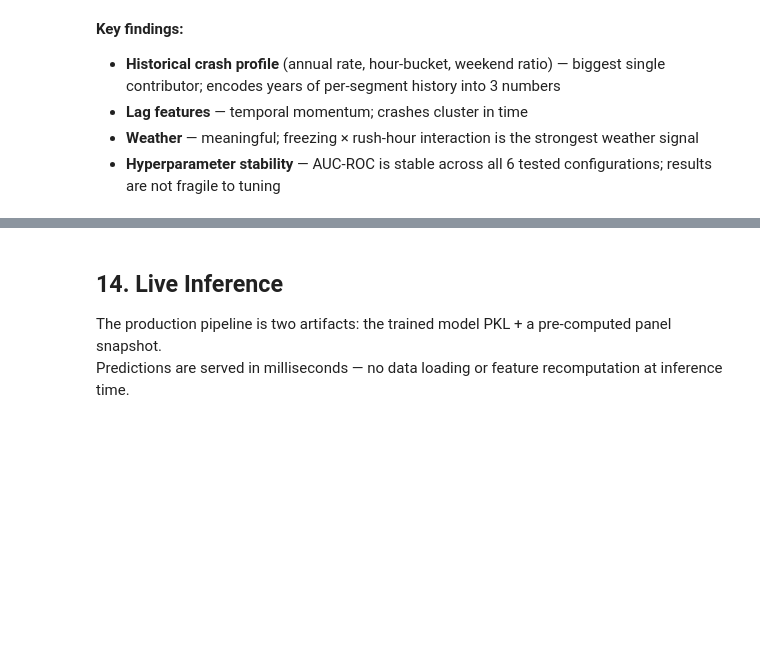
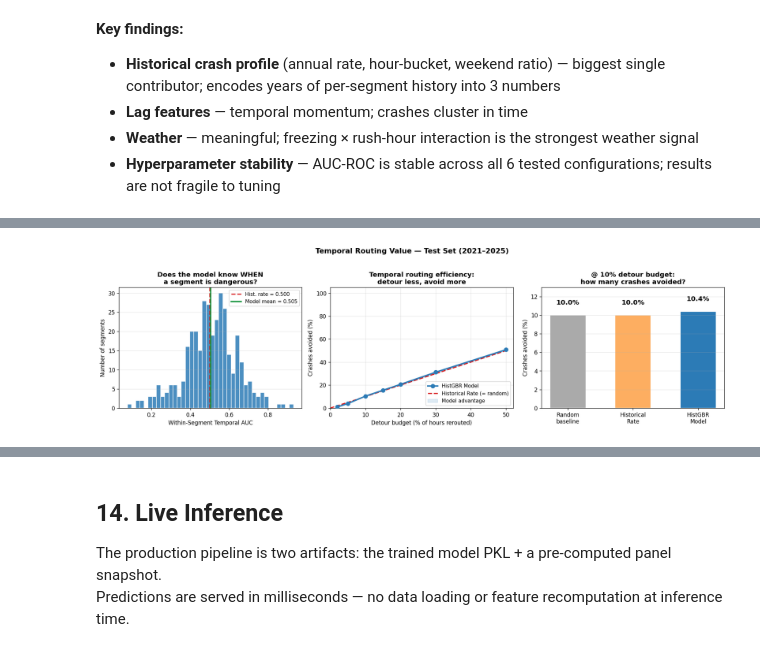
Before and after one commit to achchala/risk-map-model, a Jupyter notebook: src/models/hurdle_model/model_walkthrough.ipynb, the cells around one changed output, grey strips where cells are left out. Cells and saved outputs as stored; diff of their text form; code cells hidden in the pictures; blank space fills up the shorter version.

```diff
--- a/src/models/hurdle_model/model_walkthrough.ipynb
+++ b/src/models/hurdle_model/model_walkthrough.ipynb
@@ -680,11 +742,60 @@ display(Image("outputs/validation/validation_plots/routing_simulation_boxplot.pn
 # %%
-routing = pd.DataFrame({
-    'Strategy':              ['Naive (random)', 'Historical Rate', 'HistGBR Model'],
-    'Mean crashes avoided':  [1.27, 8.41, 8.30],
-    'vs Naive':              ['baseline', '+563.2%', '+554.3%'],
-})
-print(routing.to_string(index=False))
-print()
-print("Both model and historical rate dramatically outperform random (+554%)")
-print("They are comparable on per-segment aggregation — both learned segment-level risk well.")
+fig, axes = plt.subplots(1, 3, figsize=(16, 4.5))
+
+# --- Panel 1: Within-segment temporal AUC distribution ---
+ax = axes[0]
+ax.hist(temporal_aucs, bins=40, color='#2c7bb6', edgecolor='white', alpha=0.85)
+ax.axvline(0.5, color='#d7191c', ls='--', lw=2, label='Hist. rate = 0.500')
+ax.axvline(temporal_aucs.mean(), color='#1a9641', ls='-', lw=2.5,
+           label=f'Model mean = {temporal_aucs.mean():.3f}')
+ax.set_xlabel('Within-Segment Temporal AUC')
+ax.set_ylabel('Number of segments')
+ax.set_title('Does the model know WHEN\na segment is dangerous?', fontweight='bold')
+ax.legend(fontsize=9)
+ax.grid(axis='y', alpha=0.3)
+
+# --- Panel 2: Detour efficiency curve ---
+ax2 = axes[1]
+blist = sorted(mean_recalls.keys())
+model_curve = [mean_recalls[b] * 100 for b in blist]
+random_curve = [b * 100 for b in blist]
+ax2.plot([b * 100 for b in blist], model_curve,
+         'o-', color='#2c7bb6', lw=2.5, markersize=7, label='HistGBR Model', zorder=3)
+ax2.plot([0, 50], [0, 50], '--', color='#d7191c', lw=2,
+         label='Historical Rate (= random)', zorder=2)
+ax2.fill_between([b * 100 for b in blist], random_curve, model_curve,
+                 alpha=0.15, color='#2c7bb6', label='Model advantage')
+ax2.set_xlabel('Detour budget (% of hours rerouted)')
+ax2.set_ylabel('Crashes avoided (%)')
+ax2.set_title('Temporal routing efficiency:\ndetour less, avoid more', fontweight='bold')
+ax2.legend(fontsize=9, loc='lower right')
+ax2.grid(alpha=0.3)
+ax2.set_xlim(0, 52)
+ax2.set_ylim(0, 105)
+
+# --- Panel 3: Bar chart at 10% detour budget ---
+ax3 = axes[2]
+strategies = ['Random\nbaseline', 'Historical\nRate', 'HistGBR\nModel']
+recalls_10 = [10.0, 10.0, mean_recalls[0.10] * 100]
+colors = ['#aaaaaa', '#fdae61', '#2c7bb6']
+bars = ax3.bar(strategies, recalls_10, color=colors, edgecolor='white', width=0.55)
+for bar, val in zip(bars, recalls_10):
+    ax3.text(bar.get_x() + bar.get_width() / 2, bar.get_height() + 1,
+             f'{val:.1f}%', ha='center', va='bottom', fontsize=12, fontweight='bold')
+ax3.set_ylabel('Crashes avoided (%)')
+ax3.set_title('@ 10% detour budget:\nhow many crashes avoided?', fontweight='bold')
+ax3.grid(axis='y', alpha=0.3)
+ax3.set_ylim(0, max(recalls_10) * 1.25)
+
+plt.suptitle('Temporal Routing Value — Test Set (2021–2025)',
+             fontsize=13, fontweight='bold', y=1.03)
+plt.tight_layout()
+plt.show()
+
+# Print the full detour budget table
+print(f"\n{'Detour Budget':>14}  {'Model Recall':>14}  {'Hist Rate Recall':>17}  {'Lift':>6}")
+print("-" * 57)
+for b in blist:
+    print(f"{b*100:>13.0f}%  {mean_recalls[b]*100:>13.1f}%  {b*100:>16.0f}%  {mean_recalls[b]/b:>5.1f}×")
 # %% [output]
+[figure, added]
```
Also changed, not shown: parts of 13 cells of this notebook, 5 other files.
